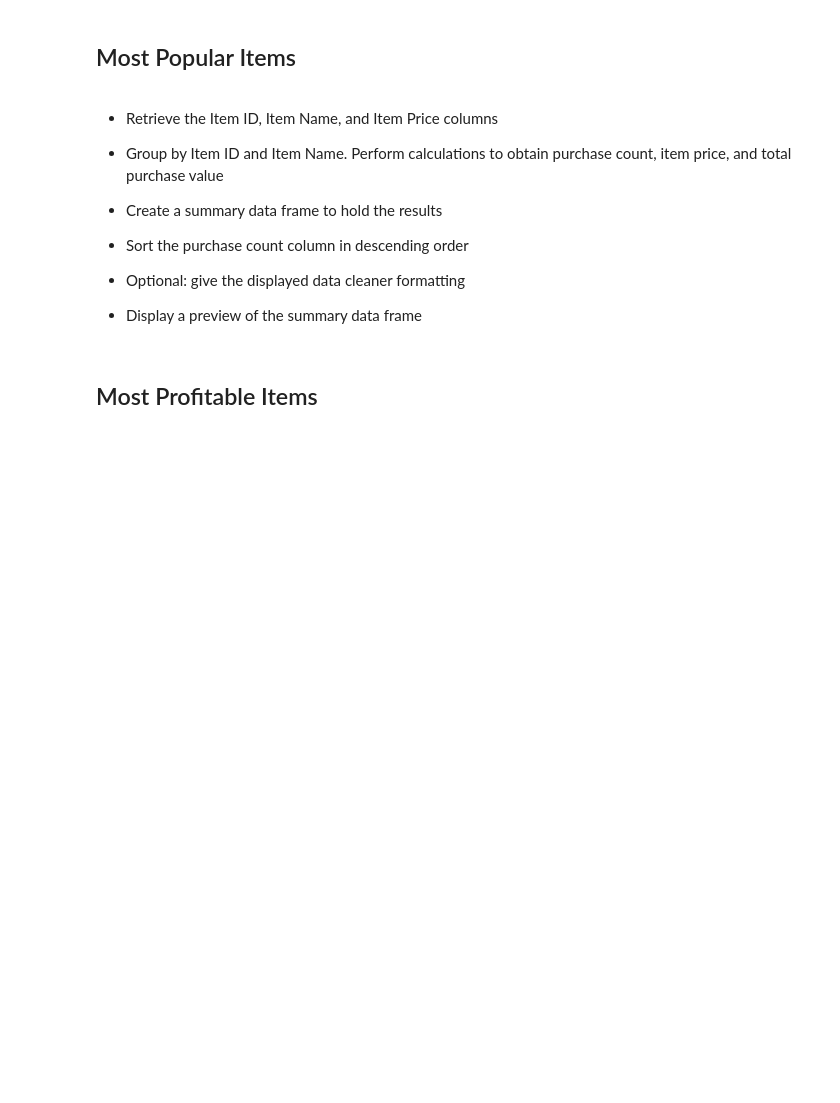
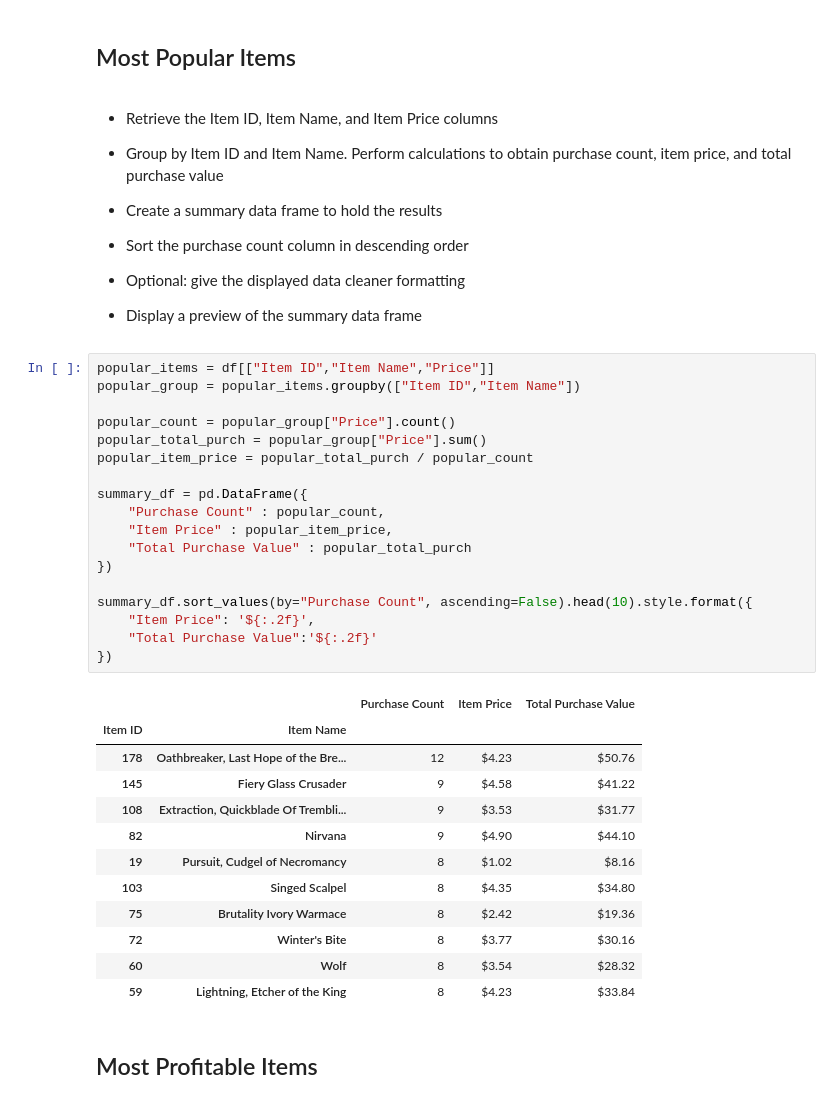
Before and after one commit to mikequaltrium/pandas-challenge, a Jupyter notebook: HeroesOfPymoli/Homework_Pandas_HeroesOfPymoli.ipynb, the cells around one changed output. Saved outputs shown, nothing was run; the diff lists cells and outputs as text; blank space fills up the shorter version.

```diff
--- a/HeroesOfPymoli/Homework_Pandas_HeroesOfPymoli.ipynb
+++ b/HeroesOfPymoli/Homework_Pandas_HeroesOfPymoli.ipynb
@@ -303,6 +303,37 @@ sn_summary.set_index("SN")
 
 
 * Display a preview of the summary data frame
+# %%
+popular_items = df[["Item ID","Item Name","Price"]]
+popular_group = popular_items.groupby(["Item ID","Item Name"])
+
+popular_count = popular_group["Price"].count()
+popular_total_purch = popular_group["Price"].sum()
+popular_item_price = popular_total_purch / popular_count
+
+summary_df = pd.DataFrame({
+    "Purchase Count" : popular_count,
+    "Item Price" : popular_item_price,
+    "Total Purchase Value" : popular_total_purch
+})
+
+summary_df.sort_values(by="Purchase Count", ascending=False).head(10).style.format({
+    "Item Price": '${:.2f}',
+    "Total Purchase Value":'${:.2f}'
+})
+# %% [output]
+|  |  | Purchase Count | Item Price | Total Purchase Value |
+| Item ID | Item Name |  |  |  |
+| 178 | Oathbreaker, Last Hope of the Bre... | 12 | $4.23 | $50.76 |
+| 145 | Fiery Glass Crusader | 9 | $4.58 | $41.22 |
+| 108 | Extraction, Quickblade Of Trembli... | 9 | $3.53 | $31.77 |
+| 82 | Nirvana | 9 | $4.90 | $44.10 |
+| 19 | Pursuit, Cudgel of Necromancy | 8 | $1.02 | $8.16 |
+| 103 | Singed Scalpel | 8 | $4.35 | $34.80 |
+| 75 | Brutality Ivory Warmace | 8 | $2.42 | $19.36 |
+| 72 | Winter's Bite | 8 | $3.77 | $30.16 |
+| 60 | Wolf | 8 | $3.54 | $28.32 |
+| 59 | Lightning, Etcher of the King | 8 | $4.23 | $33.84 |
 # %% [markdown]
 ## Most Profitable Items
 # %% [markdown]
```
Also changed, not shown: parts of 3 cells of this notebook.
